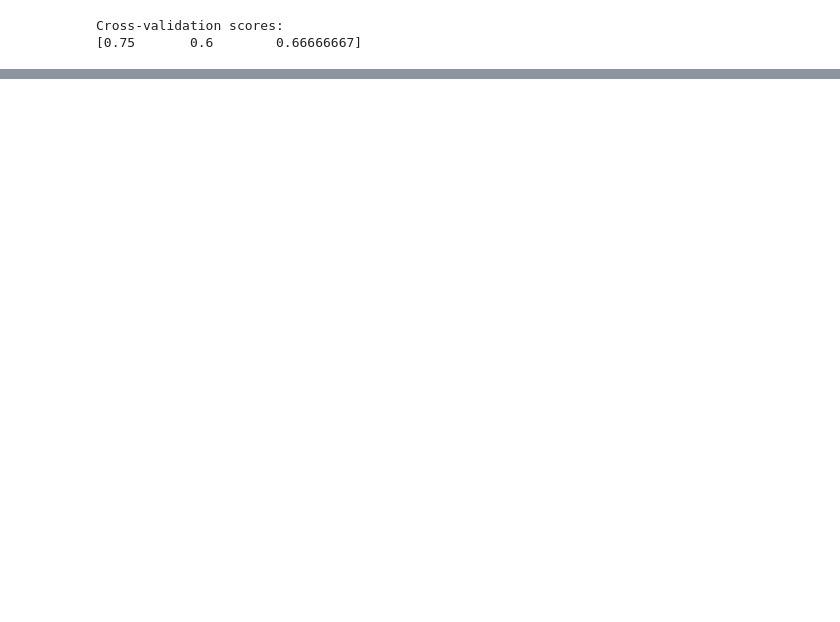
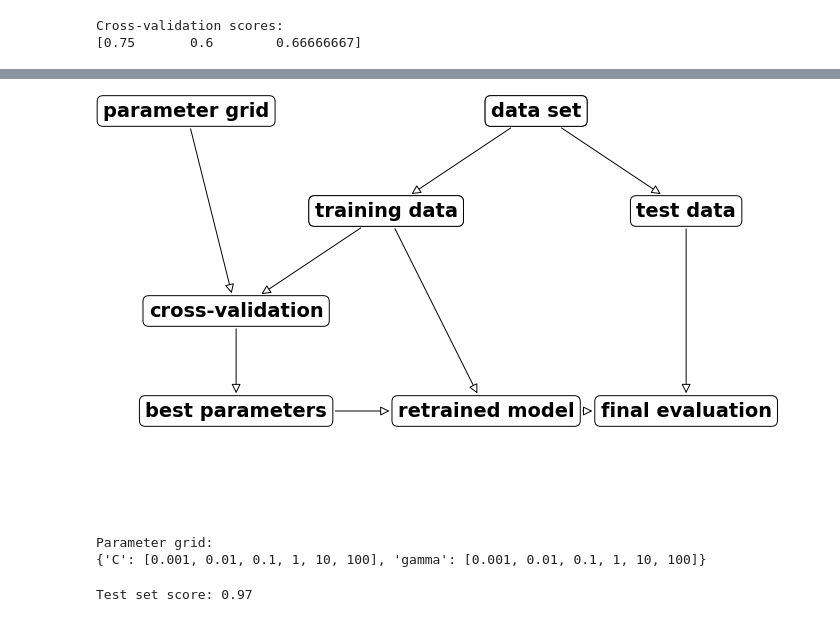
Before and after one commit to yochimonji/machine_learning_with_python, a Jupyter notebook: 05.ipynb, the cells around one changed output, grey strips where cells are left out. Drawn from its saved outputs; the diff is of its cells as text; code cells hidden in the pictures; blank space fills up the shorter version.

```diff
--- a/05.ipynb
+++ b/05.ipynb
@@ -111,0 +190,20 @@ Cross-validation scores:
+# %%
+mglearn.plots.plot_grid_search_overview()
+# %% [output]
+[figure, added]
+# %%
+param_grid = {"C": [0.001, 0.01, 0.1, 1, 10, 100], "gamma": [0.001, 0.01, 0.1, 1, 10, 100]}
+print("Parameter grid:\n{}".format(param_grid))
+# %% [output]
+Parameter grid:
+{'C': [0.001, 0.01, 0.1, 1, 10, 100], 'gamma': [0.001, 0.01, 0.1, 1, 10, 100]}
+# %%
+from sklearn.model_selection import GridSearchCV
+from sklearn.svm import SVC
+
+grid_search = GridSearchCV(SVC(), param_grid, cv=5)
+X_train, X_test, y_train, y_test = train_test_split(iris.data, iris.target, random_state=0)
+grid_search.fit(X_train, y_train)
+print("Test set score: {:.2f}".format(grid_search.score(X_test, y_test)))
+# %% [output]
+Test set score: 0.97
```
Also changed, not shown: parts of 45 cells of this notebook.
